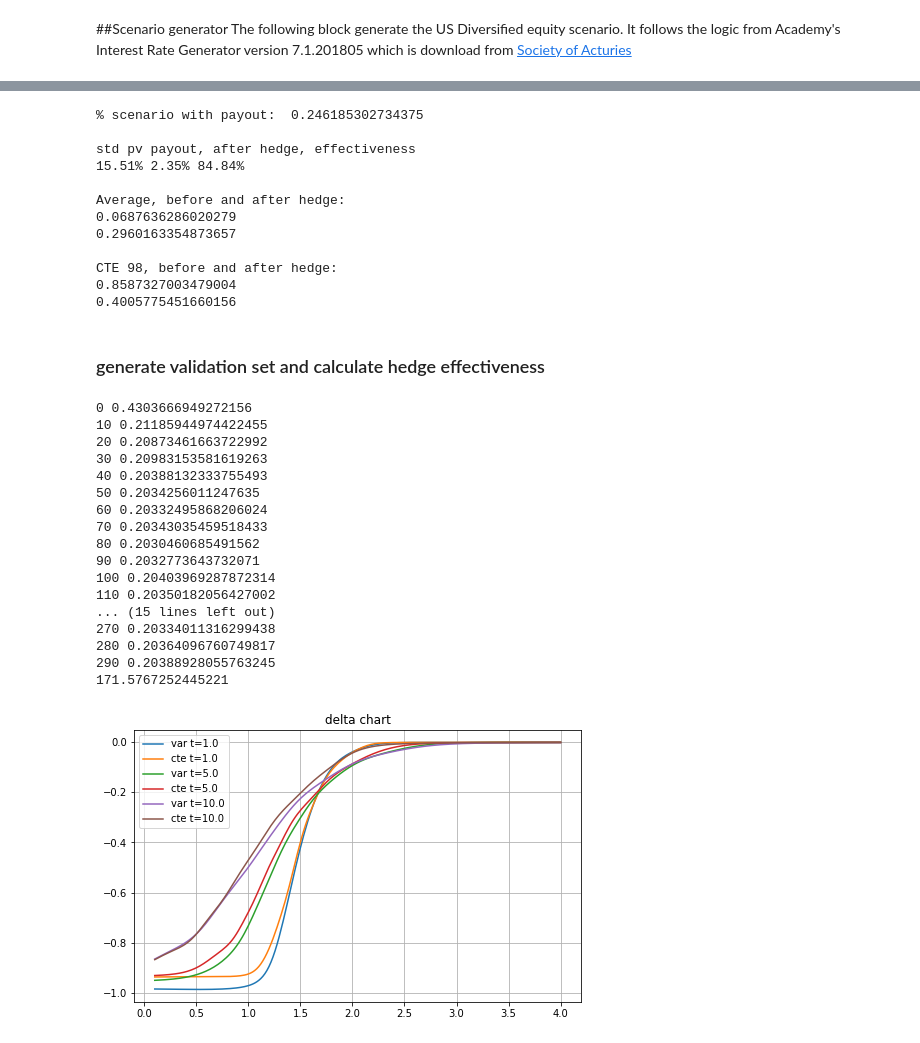
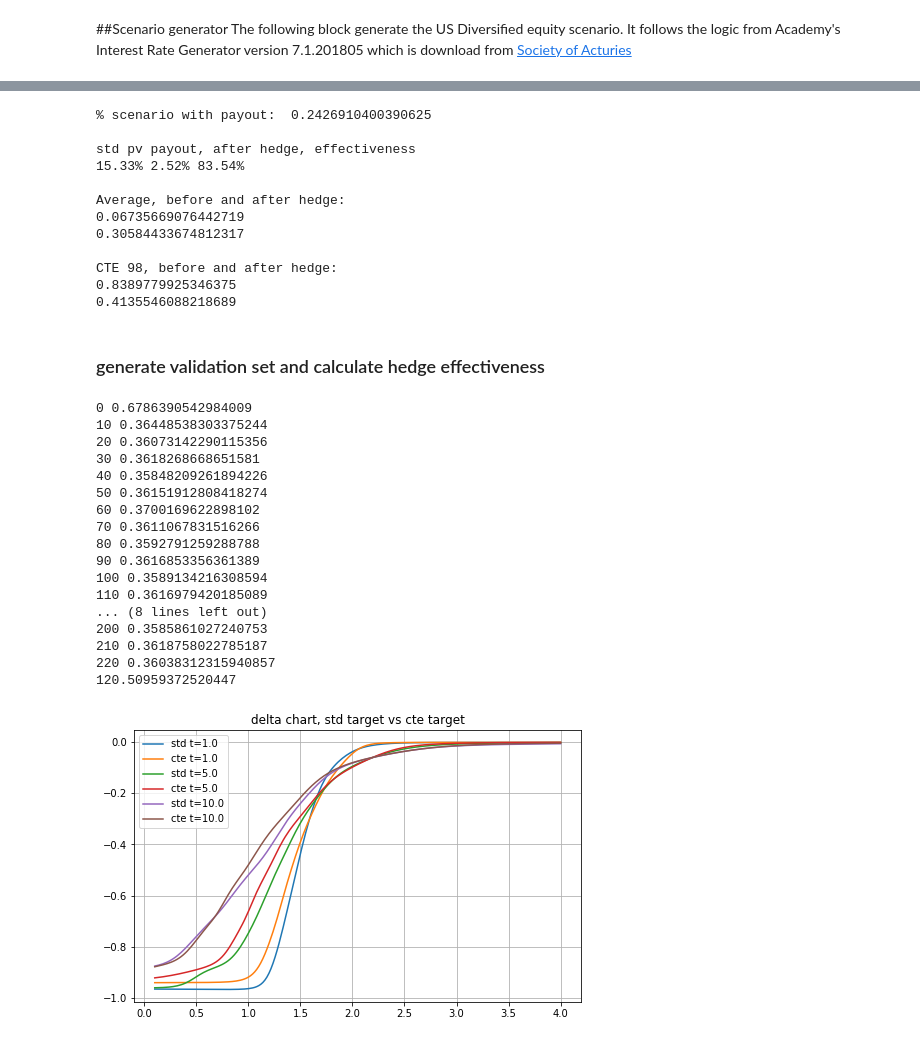
Before and after one commit to yufeng66/FutureGreeks, a Jupyter notebook: AAA_scenario_10yr_put.ipynb, the cells around one changed output, grey strips where cells are left out. Cells and saved outputs as stored; diff of their text form; code cells hidden in the pictures.

```diff
--- a/AAA_scenario_10yr_put.ipynb
+++ b/AAA_scenario_10yr_put.ipynb
@@ -215,6 +215,8 @@ for t in range(300):
         loss.backward()
         optimizer.step()
     if t%10==0: print(t,loss.item())
-t2=time.time()
-print(t2-t1)
+    t2=time.time()
+    if t2-t1> 120:
+      print(t2-t1)
+      break
 # %% [output]
@@ -322,18 +324,18 @@ print("\nCTE 98, before and after hedge:")
 print(cte98(pv_payout).item())
 print(cte98(pv_payout-gamma_gl-delta_gl).item())
 # %% [output]
-% scenario with payout:  0.246185302734375
+% scenario with payout:  0.2426910400390625
 
 std pv payout, after hedge, effectiveness
-15.51% 2.35% 84.84%
+15.33% 2.52% 83.54%
 
 Average, before and after hedge:
-0.0687636286020279
-0.2960163354873657
+0.06735669076442719
+0.30584433674812317
 
 CTE 98, before and after hedge:
-0.8587327003479004
-0.4005775451660156
+0.8389779925346375
+0.4135546088218689
 # %% [markdown]
 ### generate validation set and calculate hedge effectiveness
 # %%
@@ -367,30 +369,32 @@ for t in range(300):
 
         hedged_price=pv_payout[i]-delta_gl-gamma_gl
 
-        loss=hedged_price.std()+cte98(hedged_price)/2
+        loss=cte98(hedged_price)
         loss.backward()
         optimizer.step()
     if t%10==0: print(t,loss.item())
-t2=time.time()
-print(t2-t1)
+    t2=time.time()
+    if t2-t1> 120:
+      print(t2-t1)
+      break
 # %% [output]
-0 0.4303666949272156
-10 0.21185944974422455
-20 0.20873461663722992
-30 0.20983153581619263
-40 0.20388132333755493
-50 0.2034256011247635
-60 0.20332495868206024
-70 0.20343035459518433
-80 0.2030460685491562
-90 0.2032773643732071
-100 0.20403969287872314
-110 0.20350182056427002
-... (15 lines left out)
-270 0.20334011316299438
-280 0.20364096760749817
-290 0.20388928055763245
-171.5767252445221
+0 0.6786390542984009
+10 0.36448538303375244
+20 0.36073142290115356
+30 0.3618268668651581
+40 0.35848209261894226
+50 0.36151912808418274
+60 0.3700169622898102
+70 0.3611067831516266
+80 0.3592791259288788
+90 0.3616853356361389
+100 0.3589134216308594
+110 0.3616979420185089
+... (8 lines left out)
+200 0.3585861027240753
+210 0.3618758022785187
+220 0.36038312315940857
+120.50959372520447
 # %%
 import matplotlib.pyplot as plt
 import numpy as np
@@ -398,36 +402,36 @@ import numpy as np
 vol=torch.log(idx[:,:,-1]).std().cpu().item()
 vol=vol/math.sqrt(10)
 #this is the effective volatility of the scenario at year 10
 
 plt.clf()
 plt.cla()
 plt.close()
 plt.figure(figsize=(8,5))
 plt.grid(True)
 
 tl=[1,5.0,10.0]
 for t in tl:
   s=torch.linspace(0.1,4,200,device=device)
   tsvc=torch.zeros((200,3),device=device)
   tsvc[:,0]=t
   tsvc[:,1]=s
   tsvc[:,2]= 0.1476
   d_cte=-cte_delta(tsvc)
   d_nn=-model_delta(tsvc)
 
   plt.plot(s.cpu().numpy(),d_nn.cpu().view(200).detach().numpy(),
-           label="var t="+ "%.1f" % t)
+           label="std t="+ "%.1f" % t)
 
   plt.plot(s.cpu().numpy(),d_cte.cpu().view(200).detach().numpy(),
            label="cte t="+ "%.1f" % t)
 
 
-plt.title("delta chart")
+plt.title("delta chart, std target vs cte target")
 plt.legend()
 #plt.savefig("test.svg")
 plt.show()
 # %% [output]
-[figure, old version]
+[figure, new version]
 # %%
 delta=cte_delta(tsv)
 delta=-delta.view(N1,N2,T)
```
Also changed, not shown: parts of 5 cells of this notebook.
